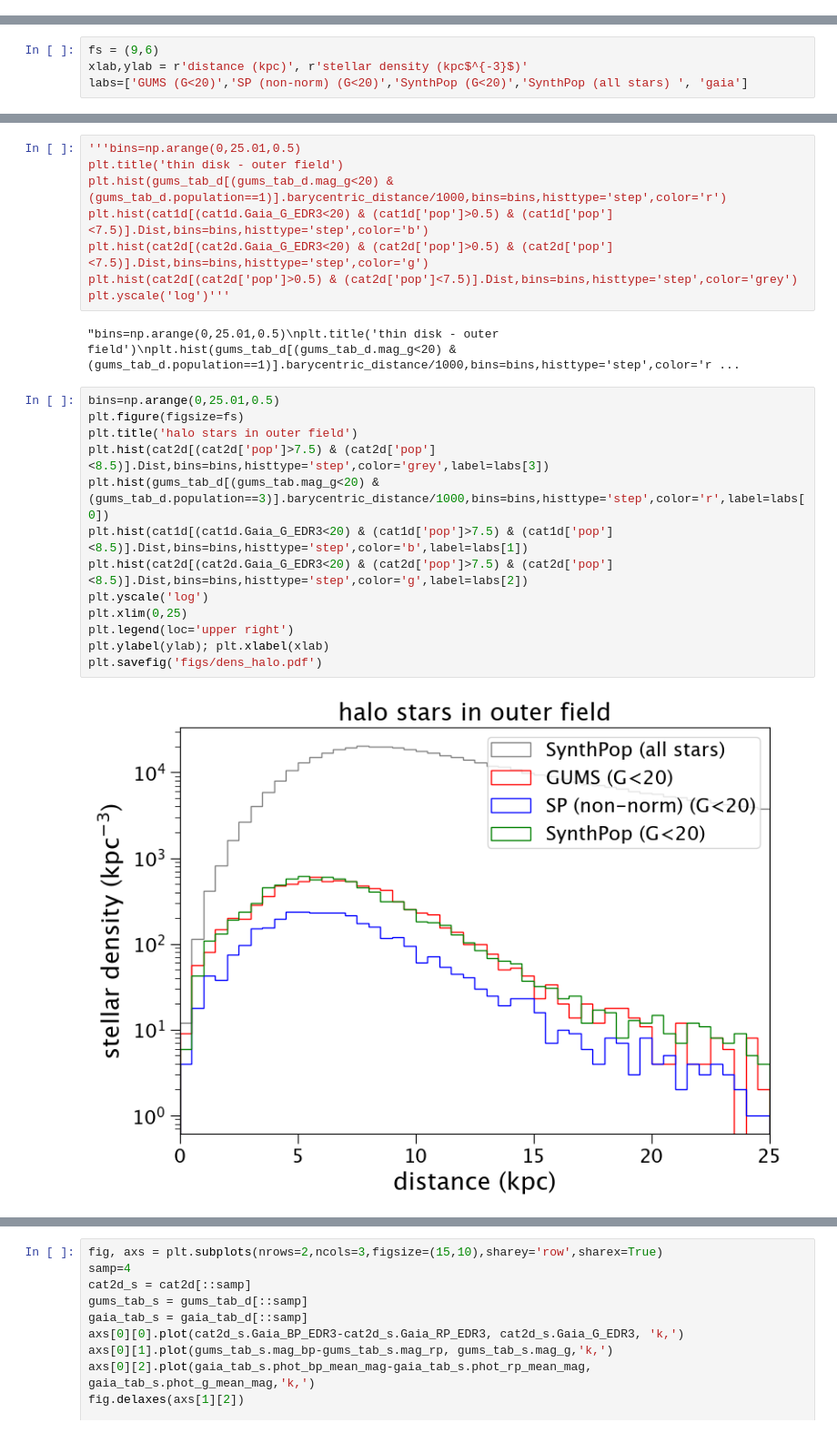
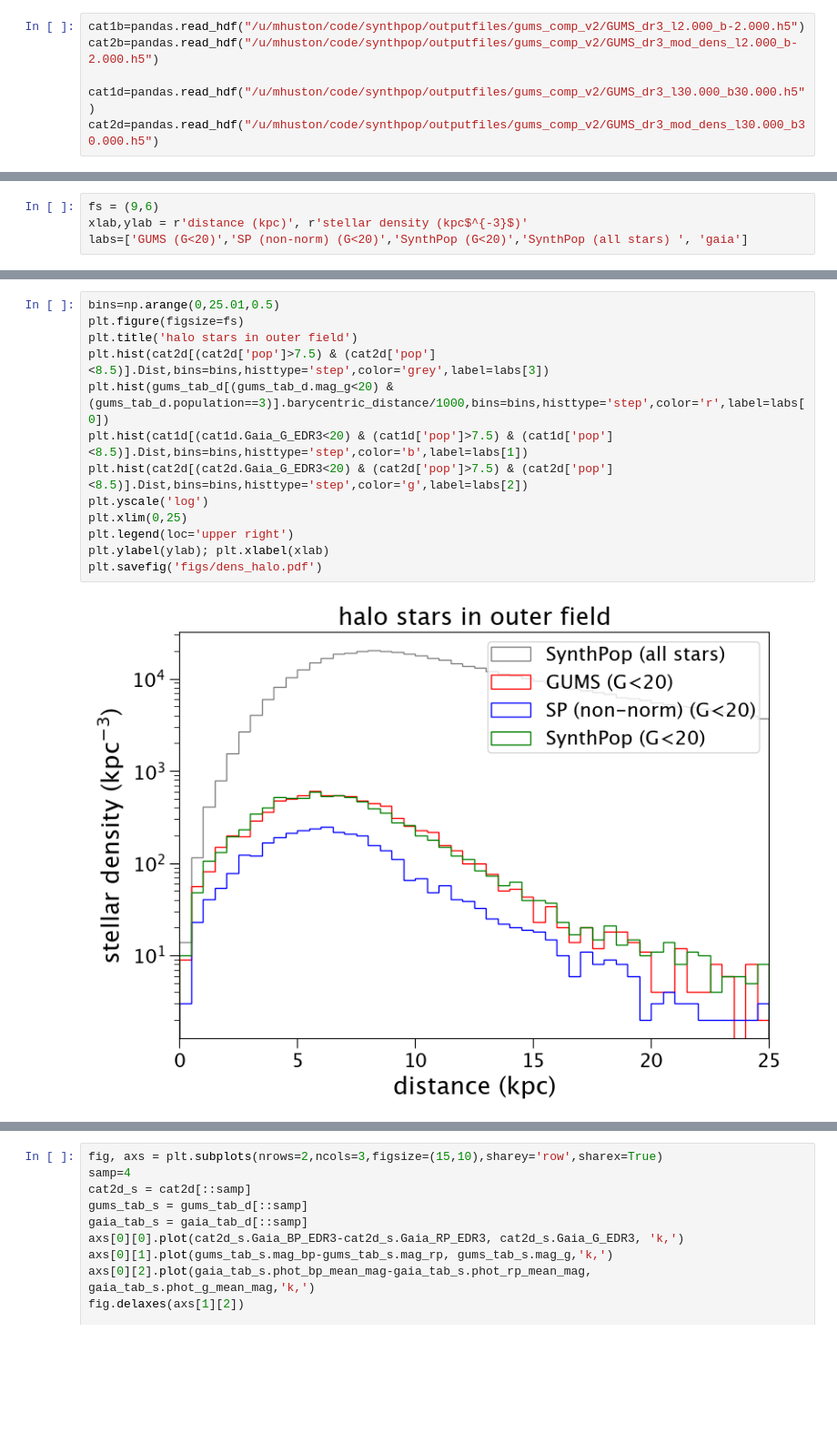
Before and after one commit to synthpop-galaxy/synthpop, a Jupyter notebook: synthpop/demo/gaia_compare.ipynb, the cells around one changed output, grey strips where cells are left out. Shown at 91% size. Saved outputs shown, nothing was run; the diff lists cells and outputs as text; blank space fills up the shorter version.

```diff
--- a/synthpop/demo/gaia_compare.ipynb
+++ b/synthpop/demo/gaia_compare.ipynb
@@ -156,3 +159,9 @@ Saving to files
+# %%
+cat1b=pandas.read_hdf("/u/mhuston/code/synthpop/outputfiles/gums_comp_v2/GUMS_dr3_l2.000_b-2.000.h5")
+cat2b=pandas.read_hdf("/u/mhuston/code/synthpop/outputfiles/gums_comp_v2/GUMS_dr3_mod_dens_l2.000_b-2.000.h5")
+
+cat1d=pandas.read_hdf("/u/mhuston/code/synthpop/outputfiles/gums_comp_v2/GUMS_dr3_l30.000_b30.000.h5")
+cat2d=pandas.read_hdf("/u/mhuston/code/synthpop/outputfiles/gums_comp_v2/GUMS_dr3_mod_dens_l30.000_b30.000.h5")
 # %%
 gaia_tab_b = pandas.read_hdf('gums_compare/gaia_bulge.h5',key='data')
 gums_tab_b = pandas.read_hdf('gums_compare/gums_bulge.h5',key='data')
@@ -196,28 +228,18 @@ plt.savefig('figs/dens_thin.pdf')
-# %%
-'''bins=np.arange(0,25.01,0.5)
-plt.title('thin disk - outer field')
-plt.hist(gums_tab_d[(gums_tab_d.mag_g<20) & (gums_tab_d.population==1)].barycentric_distance/1000,bins=bins,histtype='step',color='r')
-plt.hist(cat1d[(cat1d.Gaia_G_EDR3<20) & (cat1d['pop']>0.5) & (cat1d['pop']<7.5)].Dist,bins=bins,histtype='step',color='b')
-plt.hist(cat2d[(cat2d.Gaia_G_EDR3<20) & (cat2d['pop']>0.5) & (cat2d['pop']<7.5)].Dist,bins=bins,histtype='step',color='g')
-plt.hist(cat2d[(cat2d['pop']>0.5) & (cat2d['pop']<7.5)].Dist,bins=bins,histtype='step',color='grey')
-plt.yscale('log')'''
-# %% [output]
-"bins=np.arange(0,25.01,0.5)\nplt.title('thin disk - outer field')\nplt.hist(gums_tab_d[(gums_tab_d.mag_g<20) & (gums_tab_d.population==1)].barycentric_distance/1000,bins=bins,histtype='step',color='r ...
 # %%
 bins=np.arange(0,25.01,0.5)
 plt.figure(figsize=fs)
 plt.title('halo stars in outer field')
 plt.hist(cat2d[(cat2d['pop']>7.5) & (cat2d['pop']<8.5)].Dist,bins=bins,histtype='step',color='grey',label=labs[3])
-plt.hist(gums_tab_d[(gums_tab.mag_g<20) & (gums_tab_d.population==3)].barycentric_distance/1000,bins=bins,histtype='step',color='r',label=labs[0])
+plt.hist(gums_tab_d[(gums_tab_d.mag_g<20) & (gums_tab_d.population==3)].barycentric_distance/1000,bins=bins,histtype='step',color='r',label=labs[0])
 plt.hist(cat1d[(cat1d.Gaia_G_EDR3<20) & (cat1d['pop']>7.5) & (cat1d['pop']<8.5)].Dist,bins=bins,histtype='step',color='b',label=labs[1])
 plt.hist(cat2d[(cat2d.Gaia_G_EDR3<20) & (cat2d['pop']>7.5) & (cat2d['pop']<8.5)].Dist,bins=bins,histtype='step',color='g',label=labs[2])
 plt.yscale('log')
 plt.xlim(0,25)
 plt.legend(loc='upper right')
 plt.ylabel(ylab); plt.xlabel(xlab)
 plt.savefig('figs/dens_halo.pdf')
 # %% [output]
-[figure, old version]
+[figure, new version]
 # %%
 bins=np.arange(0,25.01,0.5)
 plt.figure(figsize=fs)
```
Also changed, not shown: parts of 39 cells of this notebook, 11 other files.
